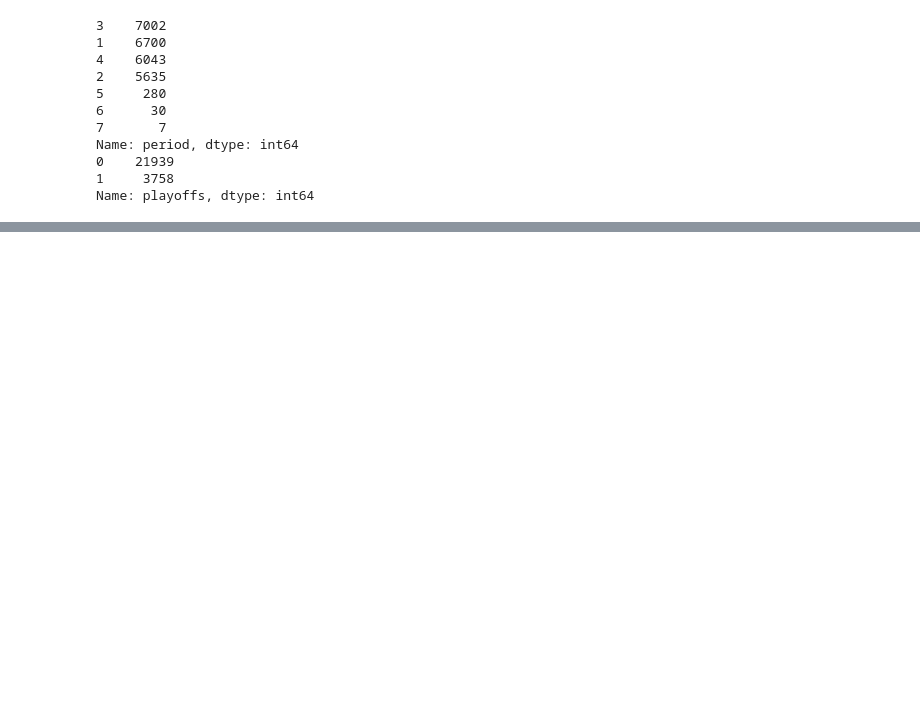
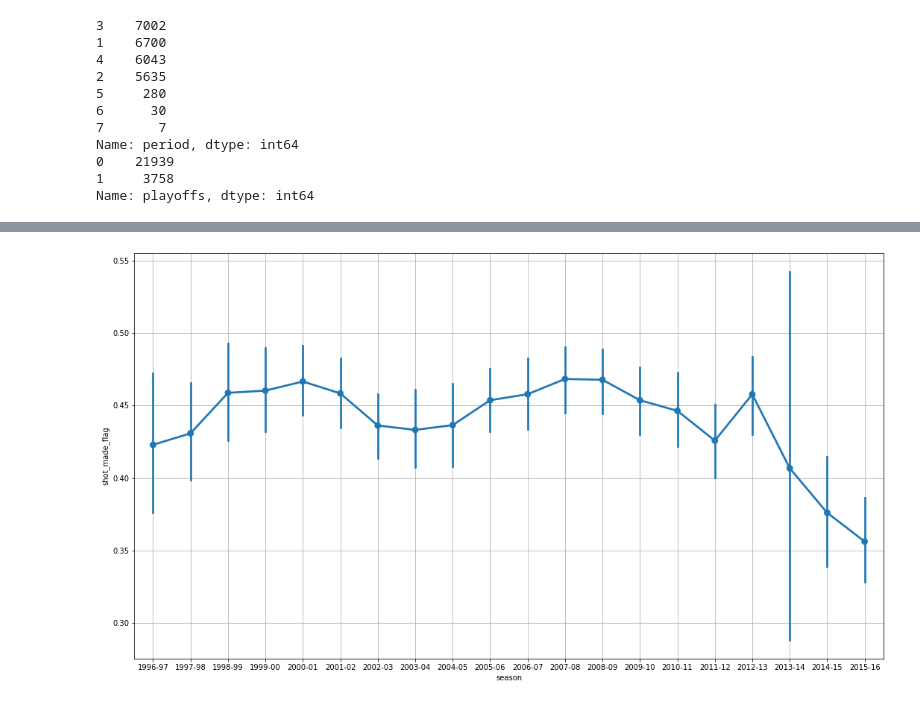
Before and after one commit to mitirmizi/koby-bryant-shot-selection, a Jupyter notebook: src/1-EDA.ipynb, the cells around one changed output, grey strips where cells are left out. Drawn from its saved outputs; the diff is of its cells as text; code cells hidden in the pictures; blank space fills up the shorter version.

```diff
--- a/src/1-EDA.ipynb
+++ b/src/1-EDA.ipynb
@@ -212,0 +432,6 @@ We might need to normalize this column.
+# %%
+plt.figure(figsize=(18, 10))
+ax = sns.pointplot(x='season', y='shot_made_flag', data=df, order=sorted(list(df['season'].unique())))
+ax.grid()
+# %% [output]
+[figure, added]
```
Also changed, not shown: parts of 59 cells of this notebook, 2 other files.
